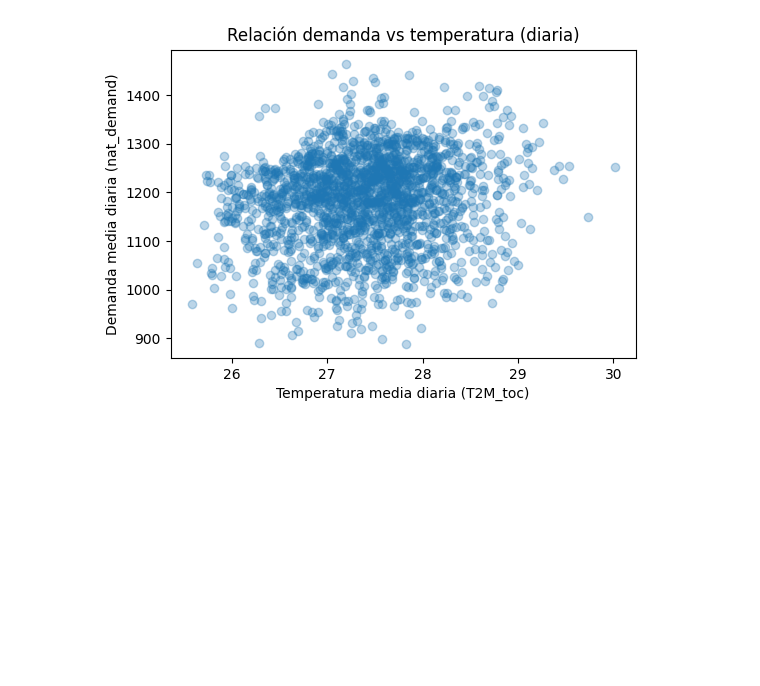
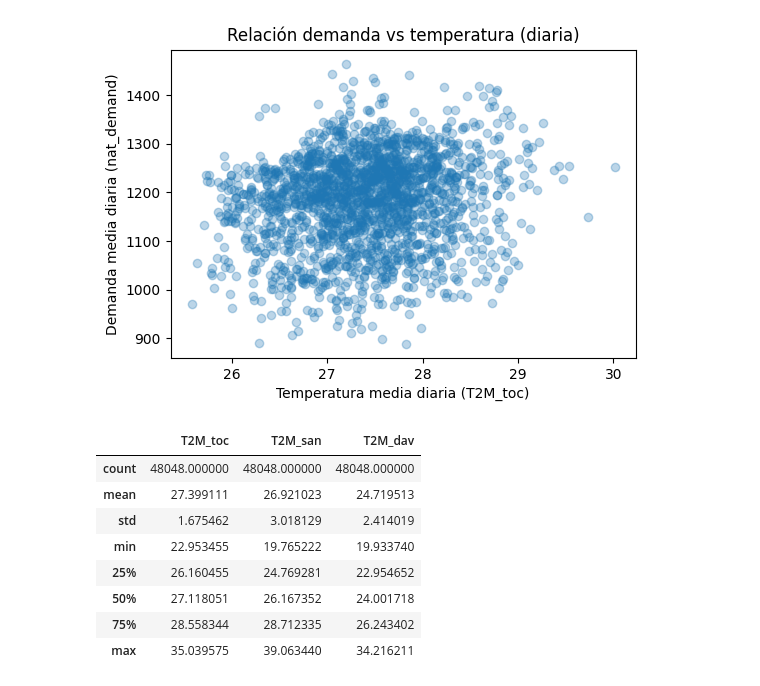
Before and after one commit to Ivo196/Electricity-Load-Forecasting, a Jupyter notebook: notebooks/01_exploracion_datos.ipynb, the cells around one changed output. Drawn from its saved outputs; the diff is of its cells as text; code cells hidden in the pictures; blank space fills up the shorter version.

```diff
--- a/notebooks/01_exploracion_datos.ipynb
+++ b/notebooks/01_exploracion_datos.ipynb
@@ -215,3 +215,15 @@ plt.title('Relación demanda vs temperatura (diaria)')
 plt.show()
 # %% [output]
 [figure]
+# %%
+df[['T2M_toc', 'T2M_san', 'T2M_dav']].describe()
+# %% [output]
+|  | T2M_toc | T2M_san | T2M_dav |
+| count | 48048.000000 | 48048.000000 | 48048.000000 |
+| mean | 27.399111 | 26.921023 | 24.719513 |
+| std | 1.675462 | 3.018129 | 2.414019 |
+| min | 22.953455 | 19.765222 | 19.933740 |
+| 25% | 26.160455 | 24.769281 | 22.954652 |
+| 50% | 27.118051 | 26.167352 | 24.001718 |
+| 75% | 28.558344 | 28.712335 | 26.243402 |
+| max | 35.039575 | 39.063440 | 34.216211 |
```
Also changed, not shown: parts of 4 cells of this notebook.
